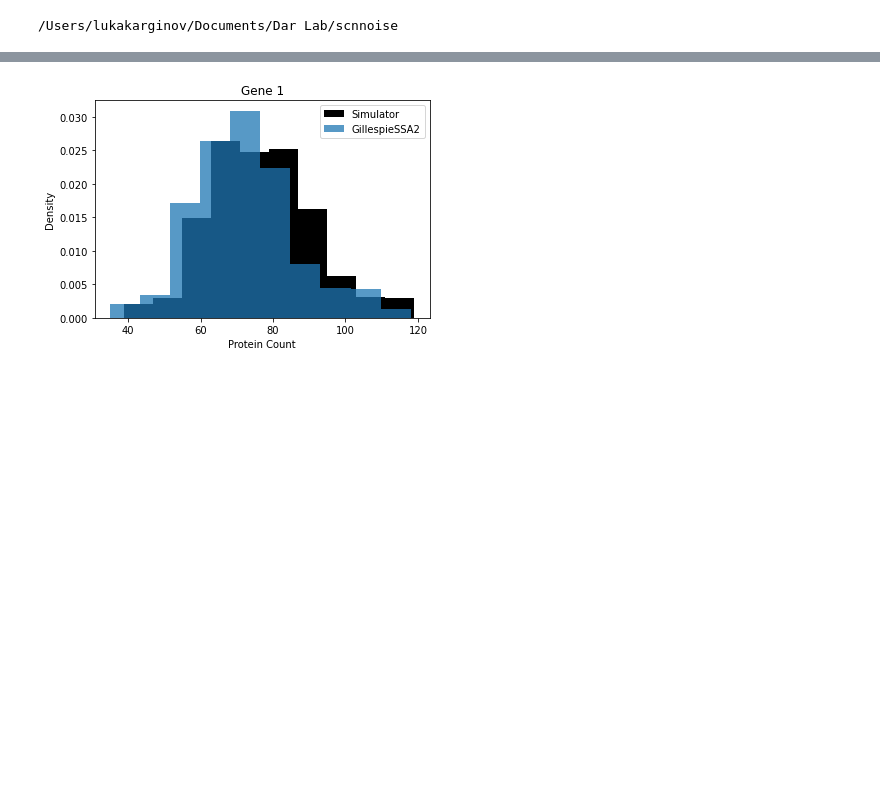
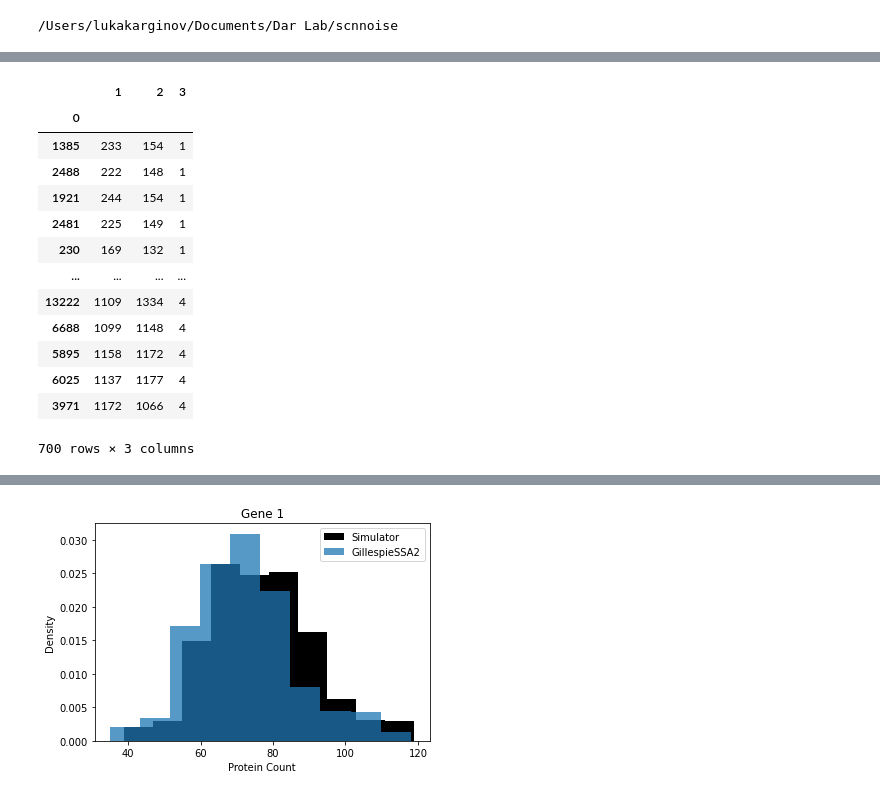
Before and after one commit to Tarun-Mahajan/scnnoise, a Jupyter notebook: doc/Trajectory Inference.ipynb, the cells around one changed output, grey strips where cells are left out. Cells and saved outputs as stored; diff of their text form; code cells hidden in the pictures; blank space fills up the shorter version.

```diff
--- a/doc/Trajectory Inference.ipynb
+++ b/doc/Trajectory Inference.ipynb
@@ -78,0 +48,18 @@ simulator.add_dependency_edge(0,4,5)
+# %%
+df = pd.read_csv('samples.csv', index_col = 0, header = None)
+df
+# %% [output]
+|  | 1 | 2 | 3 |
+| 0 |  |  |  |
+| 1385 | 233 | 154 | 1 |
+| 2488 | 222 | 148 | 1 |
+| 1921 | 244 | 154 | 1 |
+| 2481 | 225 | 149 | 1 |
+| 230 | 169 | 132 | 1 |
+| ... | ... | ... | ... |
+| 13222 | 1109 | 1334 | 4 |
+| 6688 | 1099 | 1148 | 4 |
+| 5895 | 1158 | 1172 | 4 |
+| 6025 | 1137 | 1177 | 4 |
+| 3971 | 1172 | 1066 | 4 |
+700 rows × 3 columns
```
Also changed, not shown: parts of 16 cells of this notebook, 2 other files.
